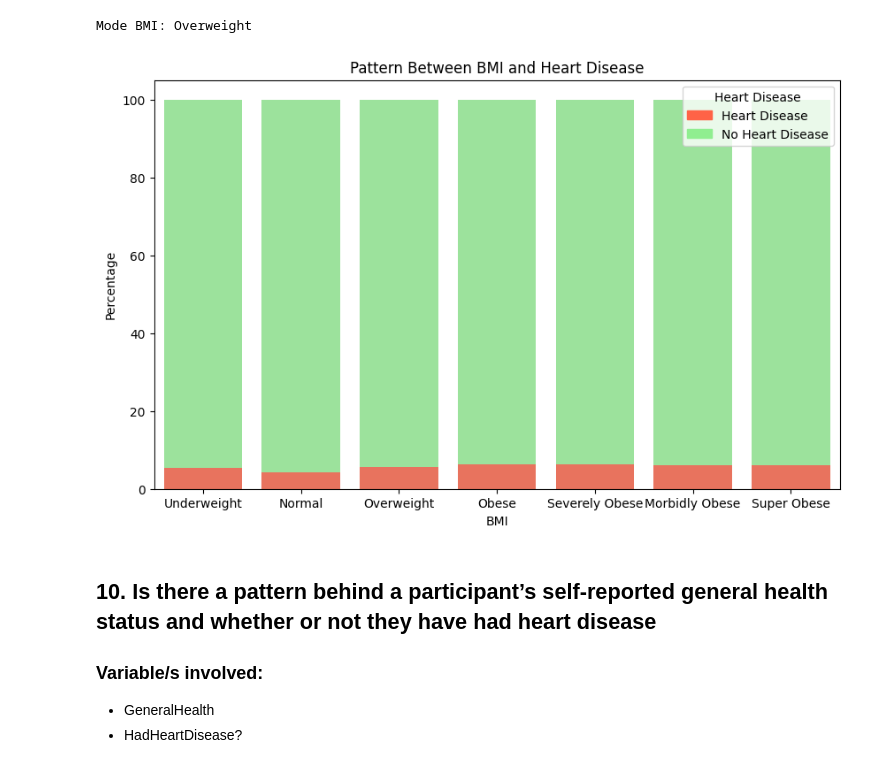
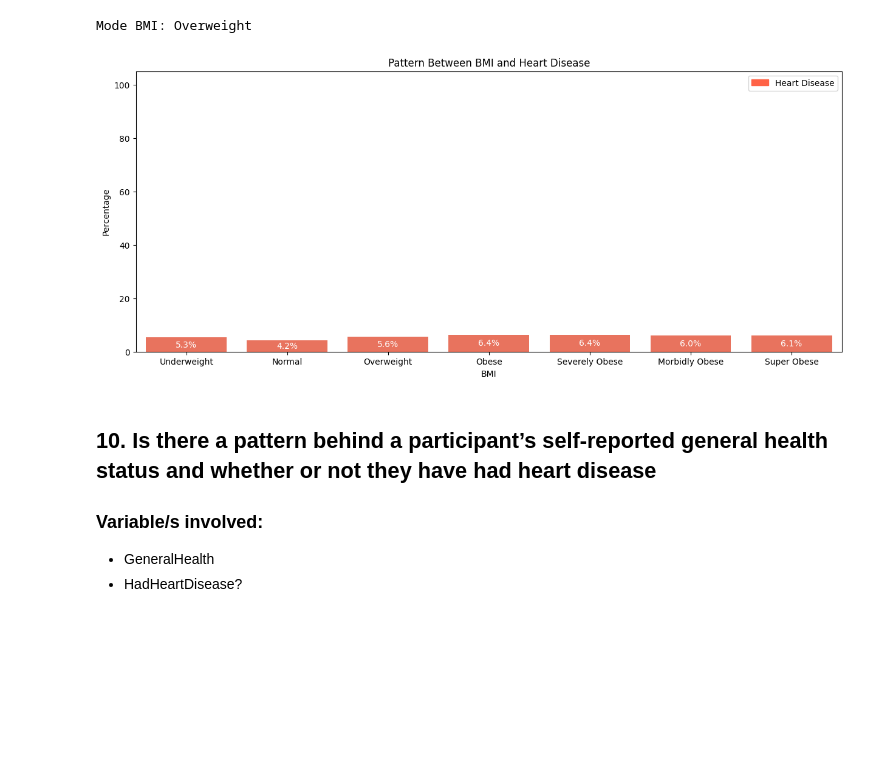
Before and after one commit to briangabini/csmodel, a Jupyter notebook: csmodel-project.ipynb, the cells around one changed output. Saved outputs shown, nothing was run; the diff lists cells and outputs as text; code cells hidden in the pictures; blank space fills up the shorter version.

```diff
--- a/csmodel-project.ipynb
+++ b/csmodel-project.ipynb
@@ -897,45 +898,38 @@ print("Mode BMI:", mode_bmi_classification)
 # %% [output]
 Mode BMI: Overweight
 # %%
-import matplotlib.pyplot as plt
-import seaborn as sns
-import pandas as pd
-from matplotlib.patches import Patch
-
-# Assuming heart_df is your DataFrame with columns 'BMI' and 'HadHeartDisease'
 heart_df['BMI'] = heart_df['BMI'].astype('category')
 
-# Calculate the count of each combination of 'BMI' and 'HadHeartDisease'
 count_table = pd.crosstab(heart_df['BMI'], heart_df['HadHeartDisease'])
 
-# Normalize the counts to get percentages
 count_table_percentage = count_table.div(count_table.sum(1).astype(float), axis=0)
 
-# Create a DataFrame for the normalized values
 normalized_df = pd.DataFrame({
     'BMI': count_table_percentage.index,
     'Heart Disease': count_table_percentage['Yes'] * 100,  # Multiply by 100 to get percentage
     'No Heart Disease': count_table_percentage['No'] * 100,  # Multiply by 100 to get percentage
 })
 
-# Create a normalized stacked bar chart
-plt.figure(figsize=(10, 6))
+plt.figure(figsize=(15, 6))
 ax = sns.barplot(x='BMI', y='Heart Disease', data=normalized_df, color="tomato", label='Heart Disease')
-ax = sns.barplot(x='BMI', y='No Heart Disease', data=normalized_df, color="lightgreen", label='No Heart Disease', bottom=normalized_df['Heart Disease'])
+ax = sns.barplot(x='BMI', y='No Heart Disease', data=normalized_df, color="white", label='No Heart Disease', bottom=normalized_df['Heart Disease'])
 
-# Set labels and title
 plt.xlabel('BMI')
 plt.ylabel('Percentage')
 plt.title('Pattern Between BMI and Heart Disease')
 
-# Create a custom legend
-legend_elements = [Patch(color='tomato', label='Heart Disease'), Patch(color='lightgreen', label='No Heart Disease')]
-ax.legend(handles=legend_elements, title='Heart Disease')
 
-# Show the plot
+legend_elements = [Patch(color='tomato', label='Heart Disease')]
+ax.legend(handles=legend_elements)
+
+for bar in ax.patches:
+    height = bar.get_height()
+    ax.text(bar.get_x() + bar.get_width() / 2, height / 2 + bar.get_y(),
+            f'{height:.1f}%', ha='center', va='center', color='white', size=10)
+
 plt.show()
 # %% [output]
-[figure, old version]
+[figure, new version]
 # %% [markdown]
 ## 10. Is there a pattern behind a participant’s self-reported general health status and whether or not they have had heart disease
 
```
Also changed, not shown: parts of 2 cells of this notebook.
